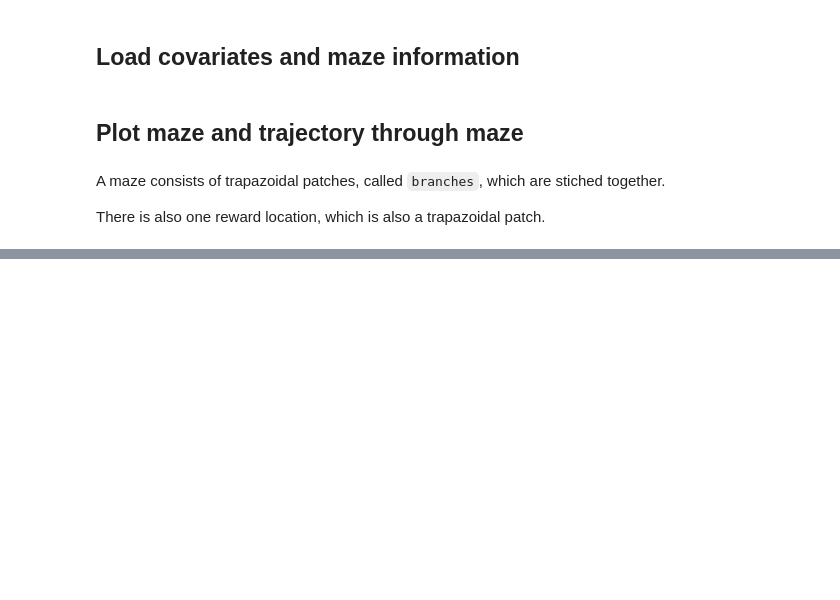
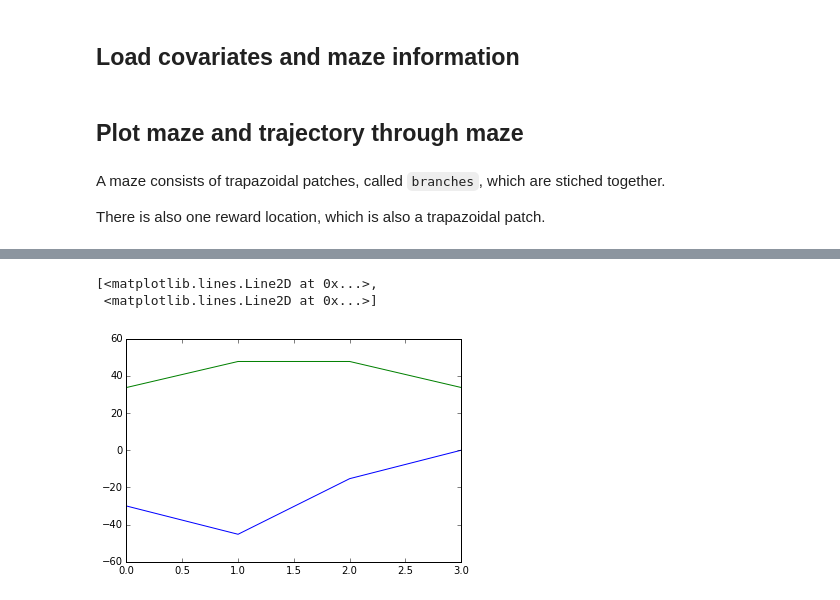
Before and after one commit to sofroniewn/mVR-example, a Jupyter notebook: mVR - example_data.ipynb, the cells around one changed output, grey strips where cells are left out. Cells and saved outputs as stored; diff of their text form; code cells hidden in the pictures; blank space fills up the shorter version.

```diff
--- a/mVR - example_data.ipynb
+++ b/mVR - example_data.ipynb
@@ -55,0 +90,6 @@ trace(params, range(0,18))
+# %%
+plt.plot(maze[2].T)
+# %% [output]
+[<matplotlib.lines.Line2D at 0x...>,
+ <matplotlib.lines.Line2D at 0x...>]
+[figure, added]
```
Also changed, not shown: parts of 17 cells of this notebook.
